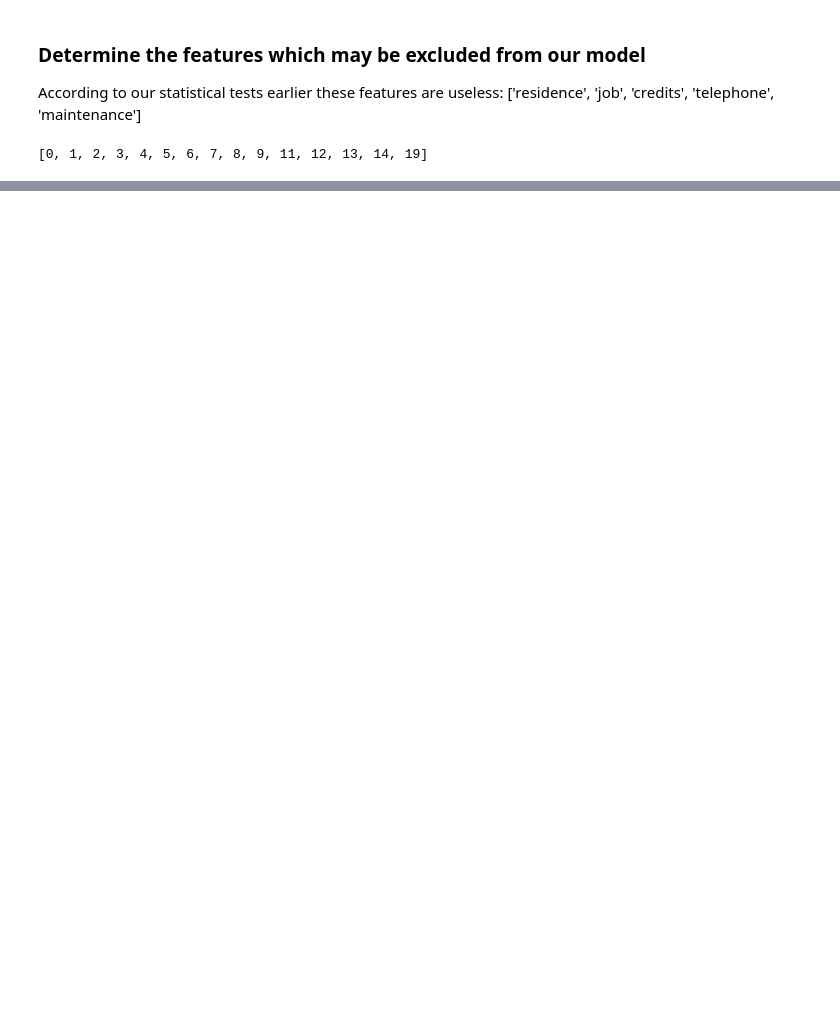
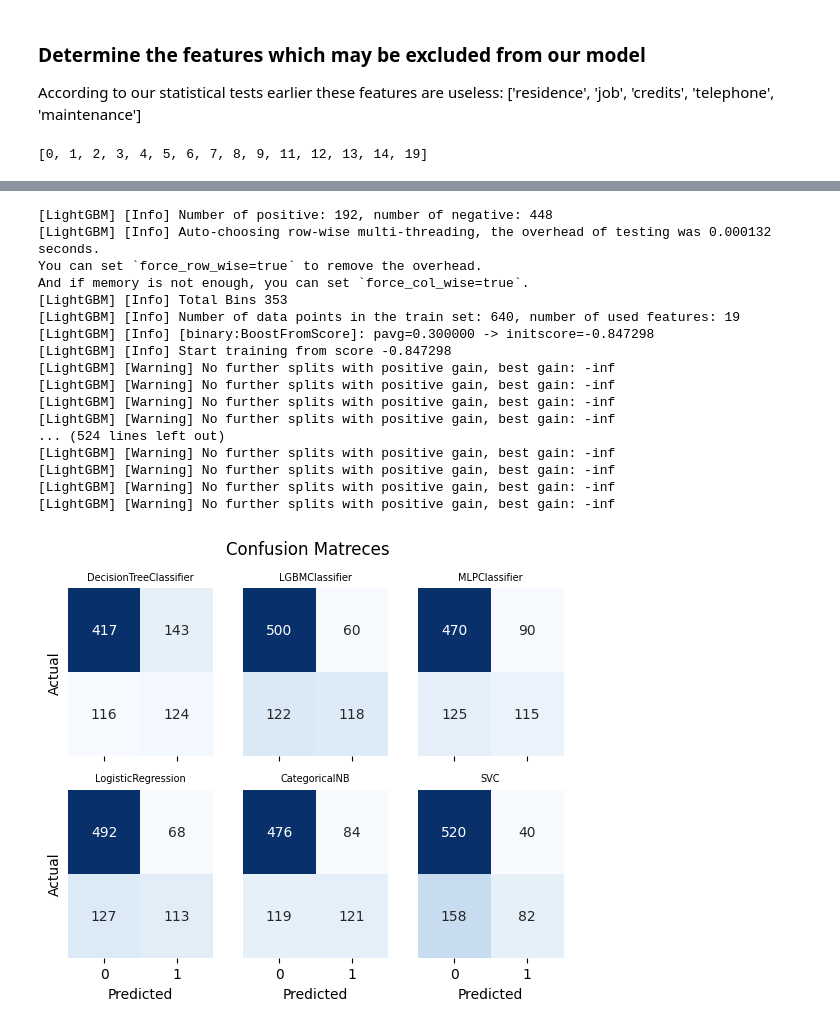
Before and after one commit to leztien/portfolio-project-classification-for-german-credit-database, a Jupyter notebook: modeling.ipynb, the cells around one changed output, grey strips where cells are left out. Drawn from its saved outputs; the diff is of its cells as text; code cells hidden in the pictures; blank space fills up the shorter version.

```diff
--- a/modeling.ipynb
+++ b/modeling.ipynb
@@ -330,0 +566,36 @@ accuracy = accuracy_score(y_test, binary_predictions)
+# %%
+# Make confusion matreces (with cross validation using the train set)
+
+models = [dt, gb, nn,  lr, nb, sv]
+
+fig, axes = plt.subplots(2, 3, sharex=True, sharey=True)
+fig.suptitle("Confusion Matreces")
+
+for i, (md, ax) in enumerate(zip(models, axes.ravel())):
+    ytrue = ytrain
+    ypred = cross_val_predict(md, Xtrain, ytrain, cv=5)
+    cm = confusion_matrix(ytrue, ypred)
+
+    sns.heatmap(cm, annot=True, fmt='d', cmap='Blues', cbar=False, ax=ax)
+    ax.set_xlabel('Predicted') if i in (3,4,5) else ax.set_xticks([])
+    ax.set_ylabel('Actual') if i in (0,3) else ax.set_yticks([])
+    ax.set_title(md[-1].__class__.__name__, fontsize=10)
+# %% [output]
+[LightGBM] [Info] Number of positive: 192, number of negative: 448
+[LightGBM] [Info] Auto-choosing row-wise multi-threading, the overhead of testing was 0.000132 seconds.
+You can set `force_row_wise=true` to remove the overhead.
+And if memory is not enough, you can set `force_col_wise=true`.
+[LightGBM] [Info] Total Bins 353
+[LightGBM] [Info] Number of data points in the train set: 640, number of used features: 19
+[LightGBM] [Info] [binary:BoostFromScore]: pavg=0.300000 -> initscore=-0.847298
+[LightGBM] [Info] Start training from score -0.847298
+[LightGBM] [Warning] No further splits with positive gain, best gain: -inf
+[LightGBM] [Warning] No further splits with positive gain, best gain: -inf
+[LightGBM] [Warning] No further splits with positive gain, best gain: -inf
+[LightGBM] [Warning] No further splits with positive gain, best gain: -inf
+... (524 lines left out)
+[LightGBM] [Warning] No further splits with positive gain, best gain: -inf
+[LightGBM] [Warning] No further splits with positive gain, best gain: -inf
+[LightGBM] [Warning] No further splits with positive gain, best gain: -inf
+[LightGBM] [Warning] No further splits with positive gain, best gain: -inf
+[figure, added]
```
Also changed, not shown: parts of 36 cells of this notebook, 3 other files.
